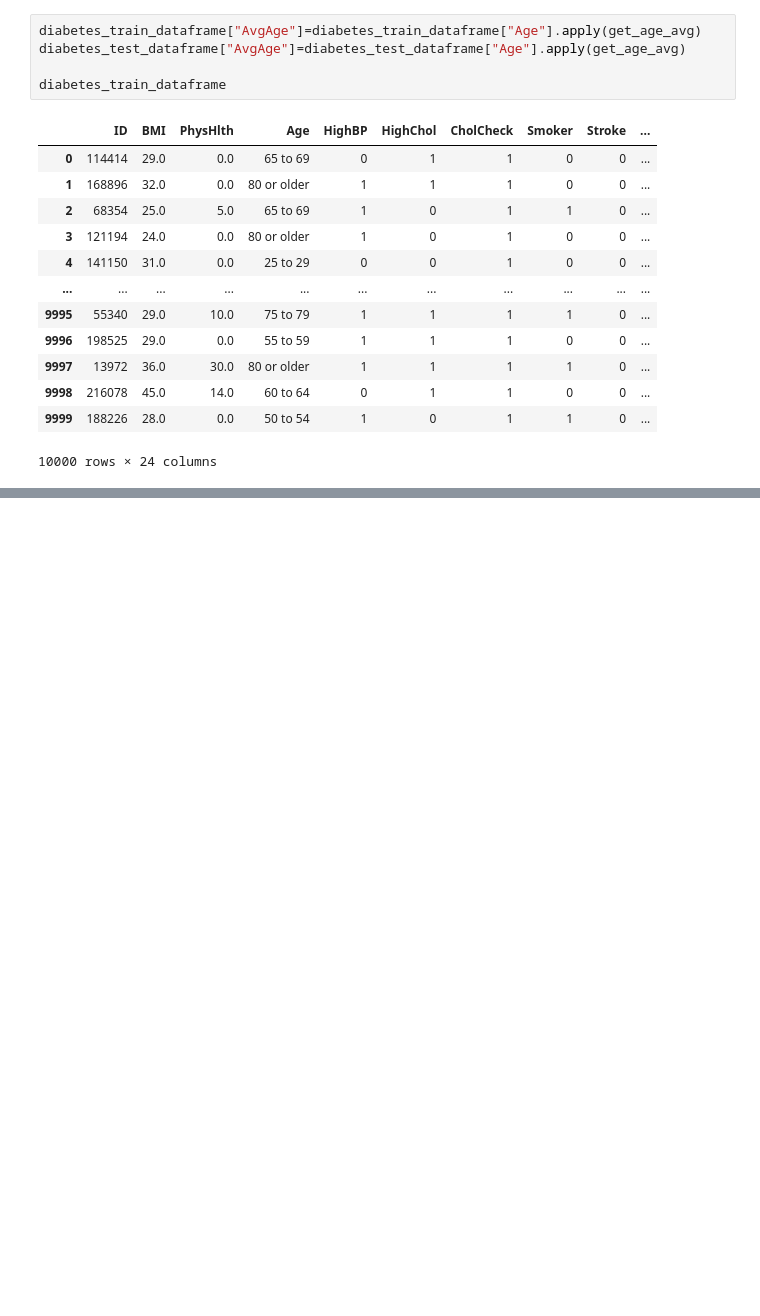
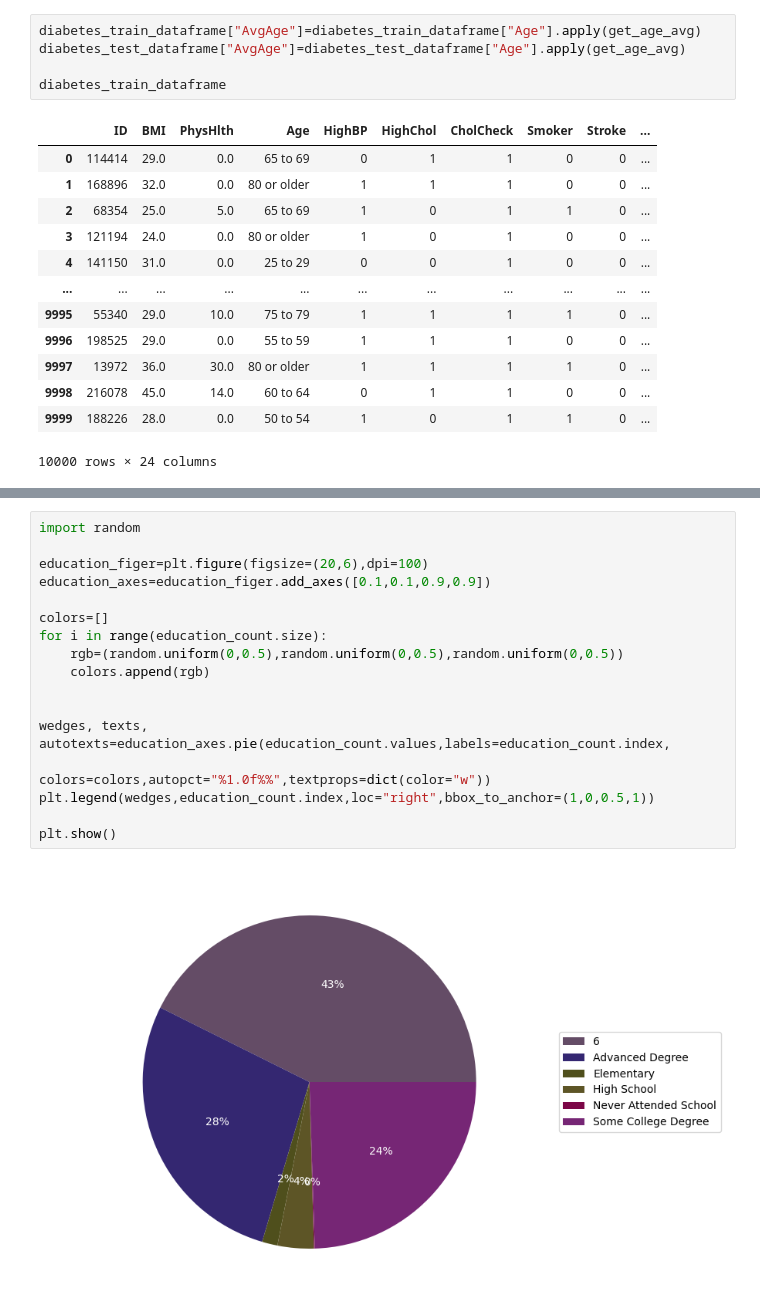
Before and after one commit to amjadAwad95/diabetes-prediction, a Jupyter notebook: src/EDA.ipynb, the cells around one changed output, grey strips where cells are left out. Drawn from its saved outputs; the diff is of its cells as text; blank space fills up the shorter version.

```diff
--- a/src/EDA.ipynb
+++ b/src/EDA.ipynb
@@ -217,0 +251,19 @@ diabetes_train_dataframe
+# %%
+import random
+
+education_figer=plt.figure(figsize=(20,6),dpi=100)
+education_axes=education_figer.add_axes([0.1,0.1,0.9,0.9])
+
+colors=[]
+for i in range(education_count.size):
+    rgb=(random.uniform(0,0.5),random.uniform(0,0.5),random.uniform(0,0.5))
+    colors.append(rgb)
+
+
+wedges, texts, autotexts=education_axes.pie(education_count.values,labels=education_count.index,
+                                      colors=colors,autopct="%1.0f%%",textprops=dict(color="w"))
+plt.legend(wedges,education_count.index,loc="right",bbox_to_anchor=(1,0,0.5,1))
+
+plt.show()
+# %% [output]
+[figure, added]
```
Also changed, not shown: parts of 7 cells of this notebook.
